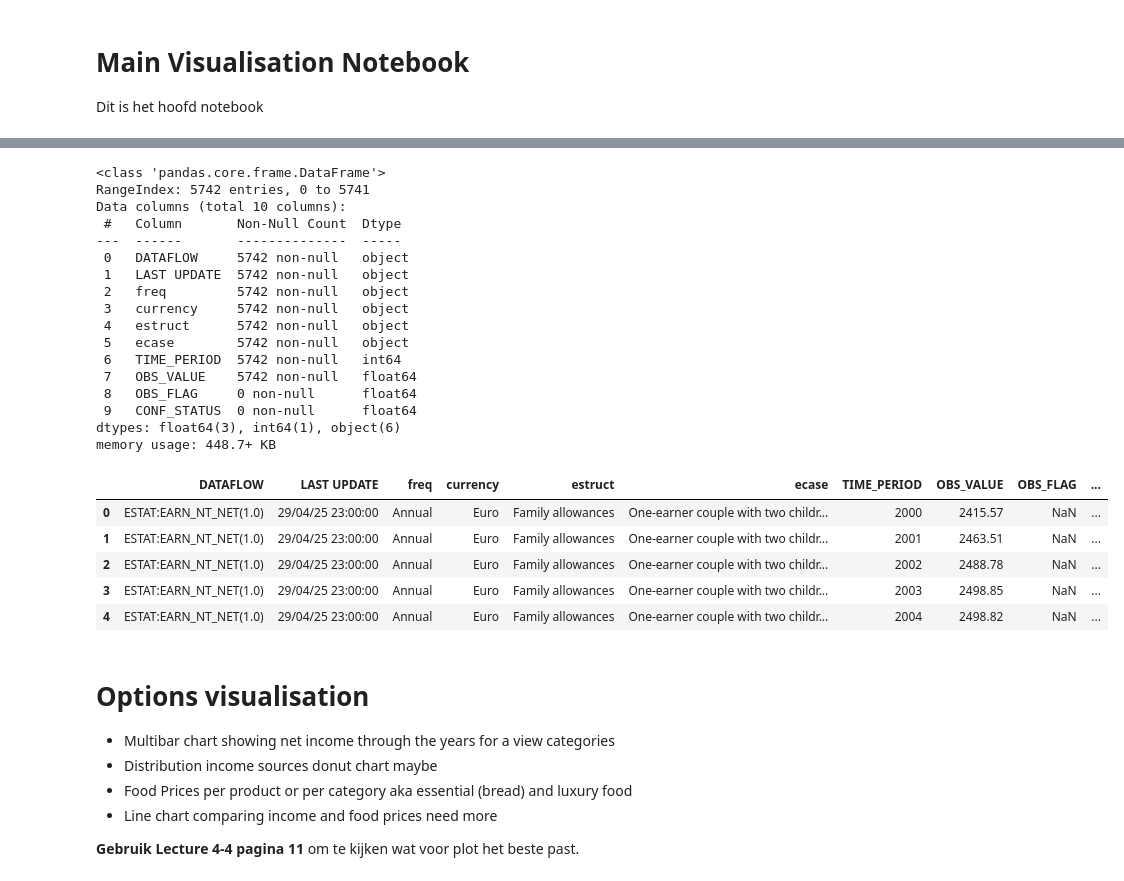
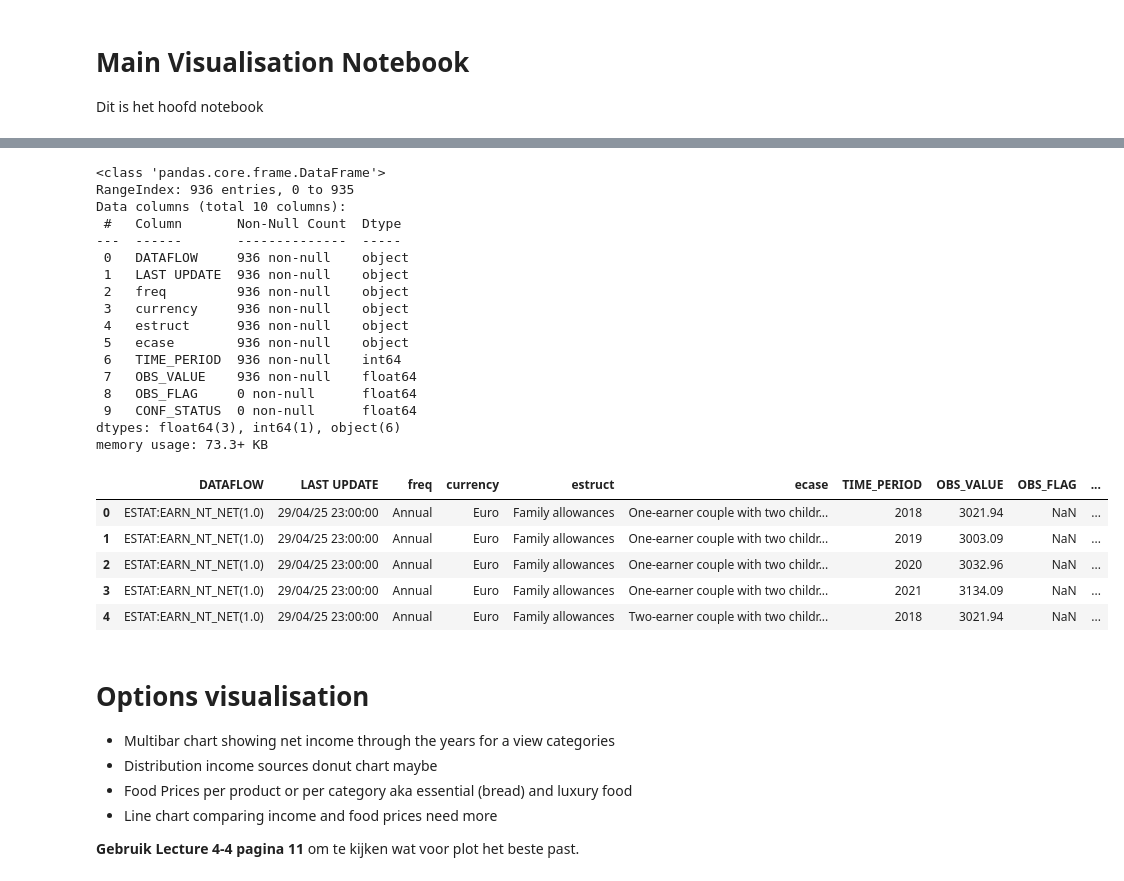
Before and after one commit to prox05/IV-KI-2025, a Jupyter notebook: _build/jupyter_execute/docs/notebook.ipynb, the cells around one changed output, grey strips where cells are left out. Cells and saved outputs as stored; diff of their text form; code cells hidden in the pictures.

```diff
--- a/_build/jupyter_execute/docs/notebook.ipynb
+++ b/_build/jupyter_execute/docs/notebook.ipynb
@@ -75,35 +58,38 @@ memory usage: 8.1+ KB
 # %%
-# df_annual_net_earnings = pd.read_csv('/dataset_sources/estat_earn_nt_net_en.csv')
+# df_annual_net_earnings = pd.read_csv('dataset_sources/estat_earn_nt_net_en.csv')
 # df_annual_net_earnings_sweden = df_annual_net_earnings[df_annual_net_earnings['geo'] == 'Sweden'].drop('geo', axis=1)
-# df_annual_net_earnings_sweden.to_csv('/filtered/Annual_Net_Earnings_Sweden.csv', index=False)
-df_annual_net_earnings_sweden = pd.read_csv('filtered/Annual_Net_Earnings_Sweden.csv')
-df_annual_net_earnings_sweden.info()
-# df_annual_net_earnings_sweden.describe()
-df_annual_net_earnings_sweden.head(n=5)
+# df_annual_net_earnings_sweden.to_csv('filtered/Annual_Net_Earnings_Sweden.csv', index=False)
+# df_annual_net_earnings_sweden = pd.read_csv('filtered/Annual_Net_Earnings_Sweden.csv')
+# df_annual_net_earnings_sweden_years = df_annual_net_earnings_sweden[(df_annual_net_earnings_sweden['TIME_PERIOD'] >= 2018) & (df_annual_net_earnings_sweden['TIME_PERIOD'] <= 2021)]
+# df_annual_net_earnings_sweden_years.to_csv('filtered/Annual_Net_Earnings_Sweden_2018-2021.csv', index=False)
+df_annual_net_earnings_sweden_years = pd.read_csv('filtered/Annual_Net_Earnings_Sweden_2018-2021.csv')
+df_annual_net_earnings_sweden_years.info()
+# df_annual_net_earnings_sweden_years.describe()
+df_annual_net_earnings_sweden_years.head(n=5)
 # %% [output]
 <class 'pandas.core.frame.DataFrame'>
-RangeIndex: 5742 entries, 0 to 5741
+RangeIndex: 936 entries, 0 to 935
 Data columns (total 10 columns):
  #   Column       Non-Null Count  Dtype
 ---  ------       --------------  -----
- 0   DATAFLOW     5742 non-null   object
- 1   LAST UPDATE  5742 non-null   object
- 2   freq         5742 non-null   object
- 3   currency     5742 non-null   object
- 4   estruct      5742 non-null   object
- 5   ecase        5742 non-null   object
- 6   TIME_PERIOD  5742 non-null   int64
- 7   OBS_VALUE    5742 non-null   float64
+ 0   DATAFLOW     936 non-null    object
+ 1   LAST UPDATE  936 non-null    object
+ 2   freq         936 non-null    object
+ 3   currency     936 non-null    object
+ 4   estruct      936 non-null    object
+ 5   ecase        936 non-null    object
+ 6   TIME_PERIOD  936 non-null    int64
+ 7   OBS_VALUE    936 non-null    float64
  8   OBS_FLAG     0 non-null      float64
  9   CONF_STATUS  0 non-null      float64
 dtypes: float64(3), int64(1), object(6)
-memory usage: 448.7+ KB
+memory usage: 73.3+ KB
 |  | DATAFLOW | LAST UPDATE | freq | currency | estruct | ecase | TIME_PERIOD | OBS_VALUE | OBS_FLAG | ... |
-| 0 | ESTAT:EARN_NT_NET(1.0) | 29/04/25 23:00:00 | Annual | Euro | Family allowances | One-earner couple with two childr... | 2000 | 2415.57 | NaN | ... |
-| 1 | ESTAT:EARN_NT_NET(1.0) | 29/04/25 23:00:00 | Annual | Euro | Family allowances | One-earner couple with two childr... | 2001 | 2463.51 | NaN | ... |
-| 2 | ESTAT:EARN_NT_NET(1.0) | 29/04/25 23:00:00 | Annual | Euro | Family allowances | One-earner couple with two childr... | 2002 | 2488.78 | NaN | ... |
-| 3 | ESTAT:EARN_NT_NET(1.0) | 29/04/25 23:00:00 | Annual | Euro | Family allowances | One-earner couple with two childr... | 2003 | 2498.85 | NaN | ... |
-| 4 | ESTAT:EARN_NT_NET(1.0) | 29/04/25 23:00:00 | Annual | Euro | Family allowances | One-earner couple with two childr... | 2004 | 2498.82 | NaN | ... |
+| 0 | ESTAT:EARN_NT_NET(1.0) | 29/04/25 23:00:00 | Annual | Euro | Family allowances | One-earner couple with two childr... | 2018 | 3021.94 | NaN | ... |
+| 1 | ESTAT:EARN_NT_NET(1.0) | 29/04/25 23:00:00 | Annual | Euro | Family allowances | One-earner couple with two childr... | 2019 | 3003.09 | NaN | ... |
+| 2 | ESTAT:EARN_NT_NET(1.0) | 29/04/25 23:00:00 | Annual | Euro | Family allowances | One-earner couple with two childr... | 2020 | 3032.96 | NaN | ... |
+| 3 | ESTAT:EARN_NT_NET(1.0) | 29/04/25 23:00:00 | Annual | Euro | Family allowances | One-earner couple with two childr... | 2021 | 3134.09 | NaN | ... |
+| 4 | ESTAT:EARN_NT_NET(1.0) | 29/04/25 23:00:00 | Annual | Euro | Family allowances | Two-earner couple with two childr... | 2018 | 3021.94 | NaN | ... |
 # %% [markdown]
 # Options visualisation
 - Multibar chart showing net income through the years for a view categories
```
Also changed, not shown: parts of 2 cells of this notebook, 15 other files.
